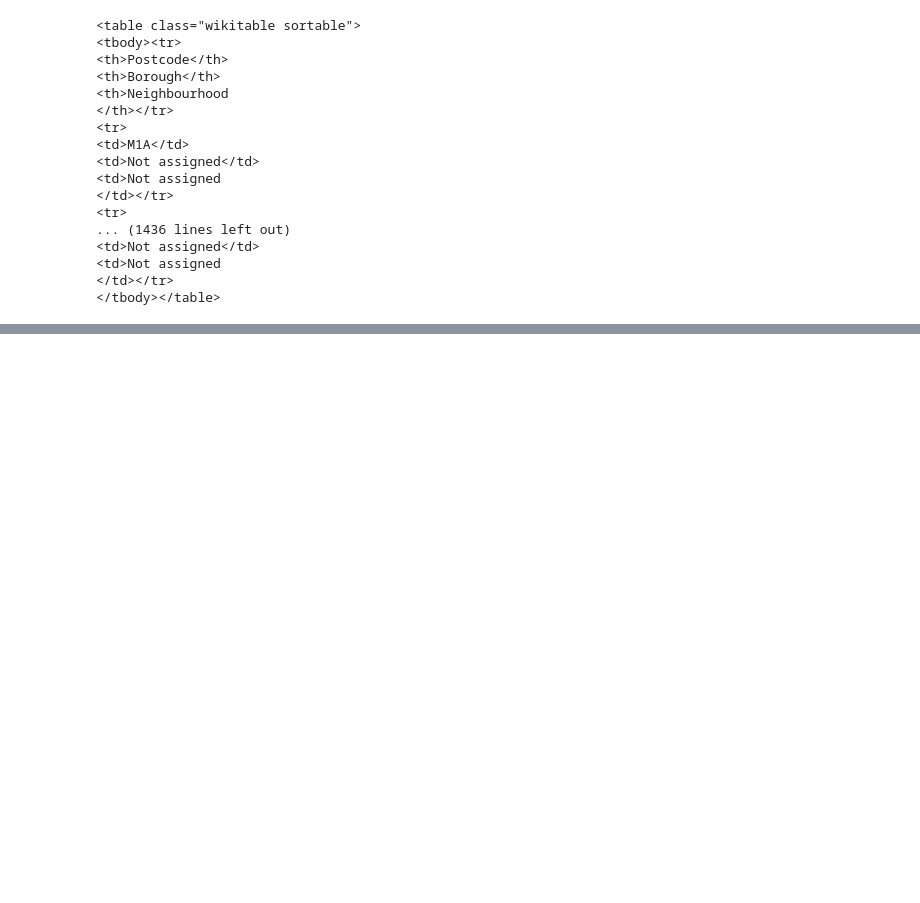
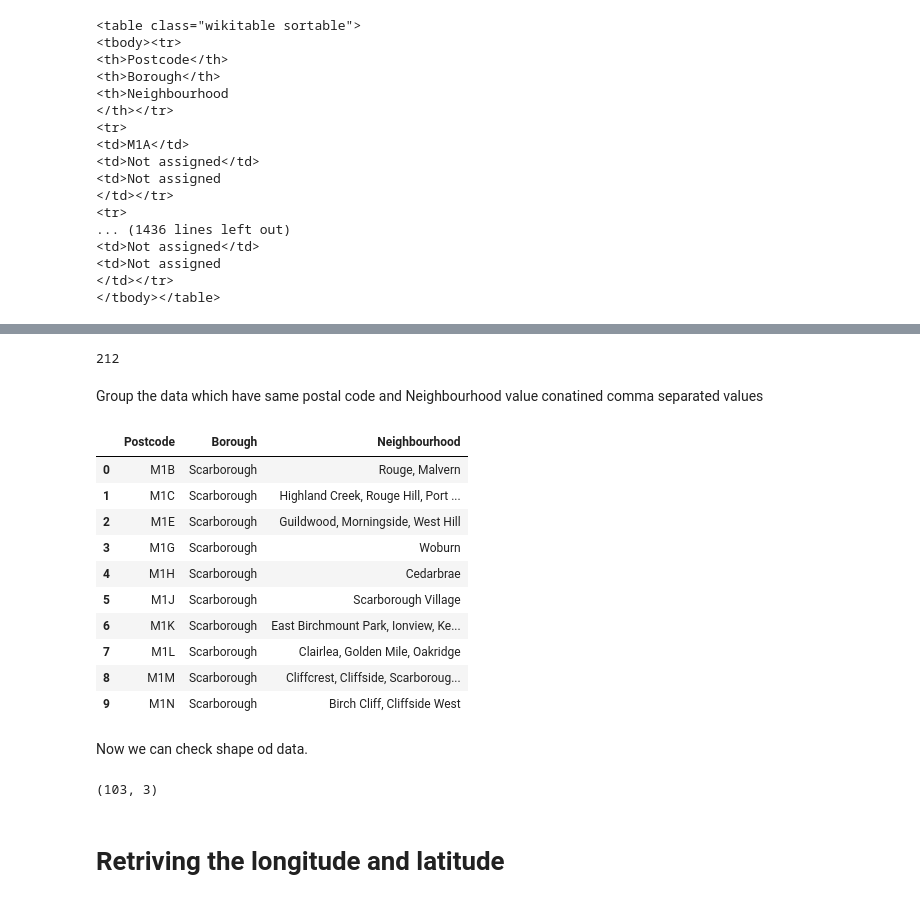
Before and after one commit to JaynabK/Capstone_neighboring, a Jupyter notebook: Capstone_Notebook.ipynb, the cells around one changed output, grey strips where cells are left out. Cells and saved outputs as stored; diff of their text form; code cells hidden in the pictures; blank space fills up the shorter version.

```diff
--- a/Capstone_Notebook.ipynb
+++ b/Capstone_Notebook.ipynb
@@ -67,0 +108,5 @@ AttributeError: 'NoneType' object has no attribute 'text'
+# %%
+import pandas as pd
+df= pd.read_csv('canada.csv')
+df.head()
+df.shape
@@ -67,0 +117,4 @@ AttributeError: 'NoneType' object has no attribute 'text'
+# %%
+df.replace("Not assigned", np.nan, inplace = True)
+
+df.head(5)
@@ -67,0 +128,6 @@ AttributeError: 'NoneType' object has no attribute 'text'
+# %%
+# simply drop whole row with NaN in "Borough" column
+df.dropna(subset=["Borough"], axis=0, inplace = True)
+
+# reset index, because we droped two rows
+df.reset_index(drop = True, inplace = True)
@@ -67,0 +154,2 @@ AttributeError: 'NoneType' object has no attribute 'text'
+# %%
+df['Neighbourhood'].replace(np.nan, "Queen's Park", inplace= True)
@@ -67,0 +175,29 @@ AttributeError: 'NoneType' object has no attribute 'text'
+# %%
+len(df['Postcode'])
+# %% [output]
+212
+# %% [markdown]
+ Group the data which have same postal code and Neighbourhood value conatined comma separated values
+# %%
+df=df.groupby(['Postcode','Borough'])['Neighbourhood'].apply(', '.join).reset_index()
+df.head(10)
+# %% [output]
+|  | Postcode | Borough | Neighbourhood |
+| 0 | M1B | Scarborough | Rouge, Malvern |
+| 1 | M1C | Scarborough | Highland Creek, Rouge Hill, Port ... |
+| 2 | M1E | Scarborough | Guildwood, Morningside, West Hill |
+| 3 | M1G | Scarborough | Woburn |
+| 4 | M1H | Scarborough | Cedarbrae |
+| 5 | M1J | Scarborough | Scarborough Village |
+| 6 | M1K | Scarborough | East Birchmount Park, Ionview, Ke... |
+| 7 | M1L | Scarborough | Clairlea, Golden Mile, Oakridge |
+| 8 | M1M | Scarborough | Cliffcrest, Cliffside, Scarboroug... |
+| 9 | M1N | Scarborough | Birch Cliff, Cliffside West |
+# %% [markdown]
+Now we can check shape od data.
+# %%
+df.shape
+# %% [output]
+(103, 3)
+# %% [markdown]
+# Retriving the longitude and latitude
```
Also changed, not shown: parts of 26 cells of this notebook.
